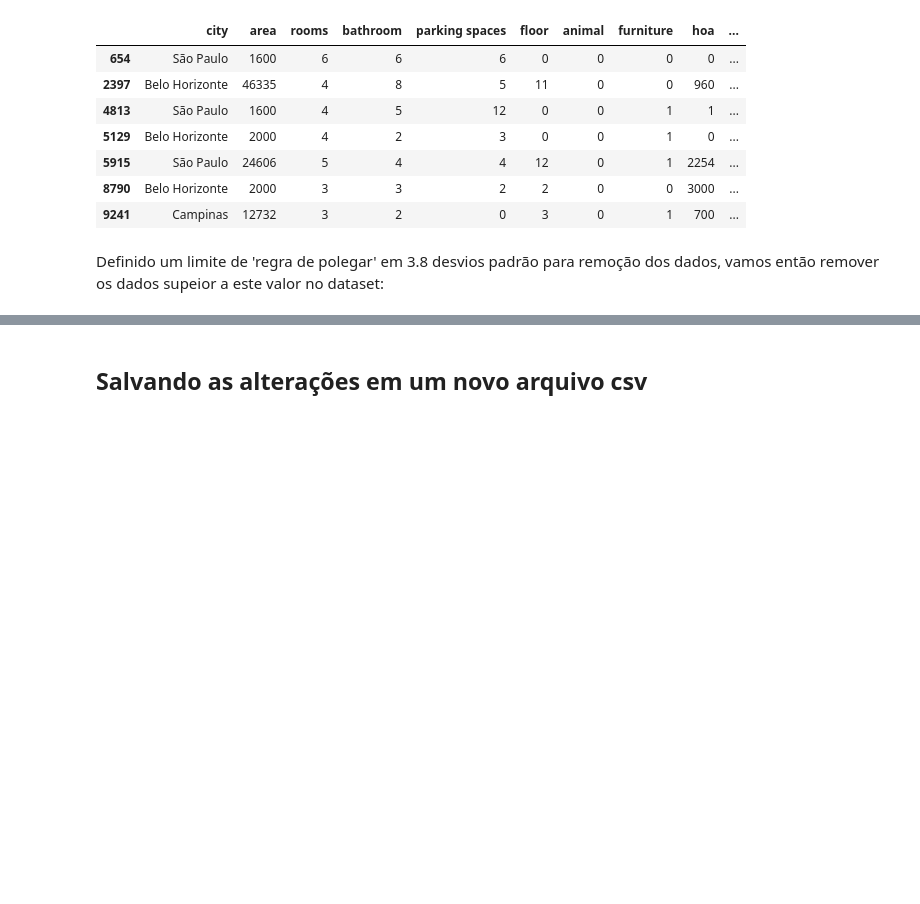
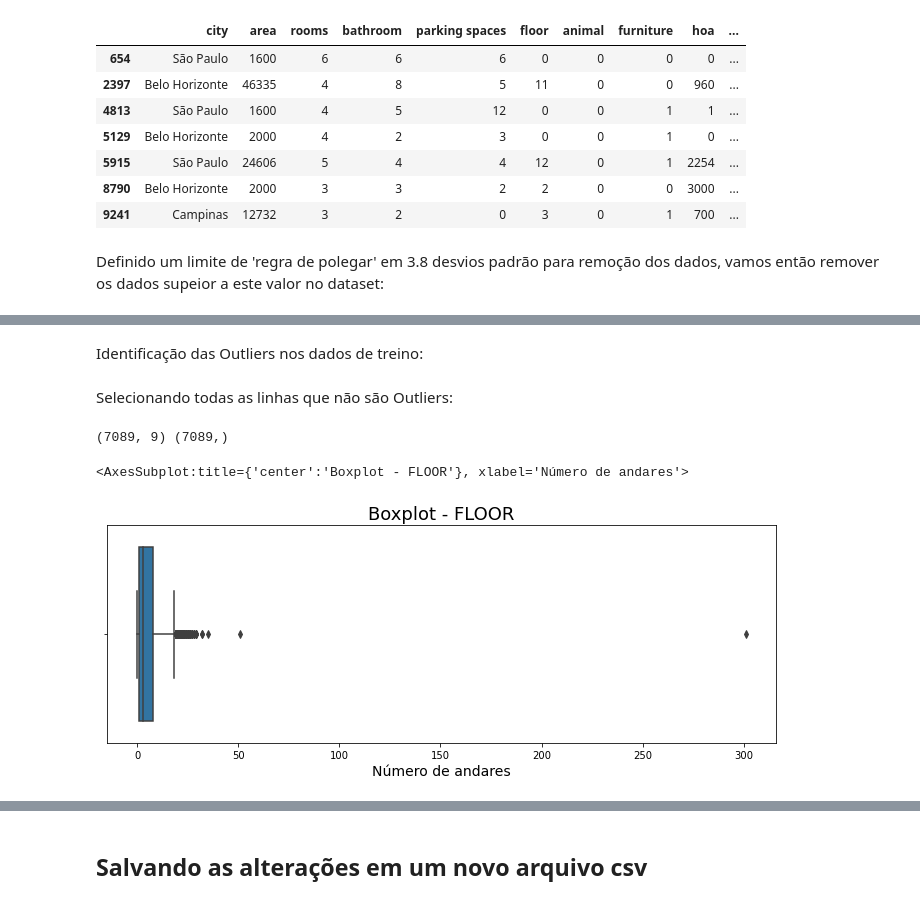
Before and after one commit to IgorFormiga/Data-Science-Projects, a Jupyter notebook: Data_Exploration.ipynb, the cells around one changed output, grey strips where cells are left out. Cells and saved outputs as stored; diff of their text form; code cells hidden in the pictures; blank space fills up the shorter version.

```diff
--- a/Data_Exploration.ipynb
+++ b/Data_Exploration.ipynb
@@ -366,0 +429,2 @@ dataset = dataset[selecao]
+# %%
+X, y = temp_df.iloc[:,:-1].drop(['animal', 'furniture'], axis=1), dataset['total']
@@ -366,0 +433,4 @@ dataset = dataset[selecao]
+# %%
+# test_size representa a proporção do conjunto de dados a ser incluído na divisão de teste
+# random_state (Seed) controla o embaralhamento aplicado aos dados antes de aplicar a divisão
+X_train, X_test, y_train, y_test = train_test_split(X, y, test_size=0.33, random_state=1)
@@ -366,0 +443,25 @@ dataset = dataset[selecao]
+# %% [markdown]
+Identificação das Outliers nos dados de treino:
+# %%
+# contamination é a proporção de valores discrepantes no conjunto de dados (para float, a contaminação deve estar na faixa (0, 0,5] segundo documentação)
+model = IsolationForest(contamination=0.01)
+yhat = model.fit_predict(X_train)
+# %% [markdown]
+Selecionando todas as linhas que não são Outliers:
+# %%
+mask = yhat != -1
+X_train, y_train = X_train[mask], y_train[mask]
+# %%
+# summarize the shape of the updated training dataset
+print(X_train.shape, y_train.shape)
+# %% [output]
+(7089, 9) (7089,)
+# %%
+ax = sns.boxplot( x = 'floor', data = X_train, orient = 'h')
+ax.figure.set_size_inches(12, 4)
+ax.set_title('Boxplot - FLOOR', fontsize=18)
+ax.set_xlabel('Número de andares', fontsize=14)
+ax
+# %% [output]
+<AxesSubplot:title={'center':'Boxplot - FLOOR'}, xlabel='Número de andares'>
+[figure, added]
```
Also changed, not shown: parts of 20 cells of this notebook.
